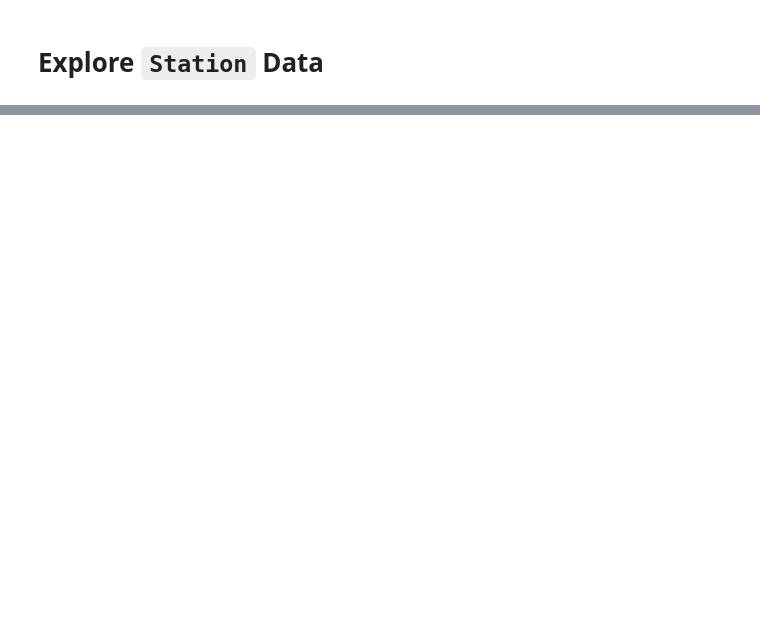
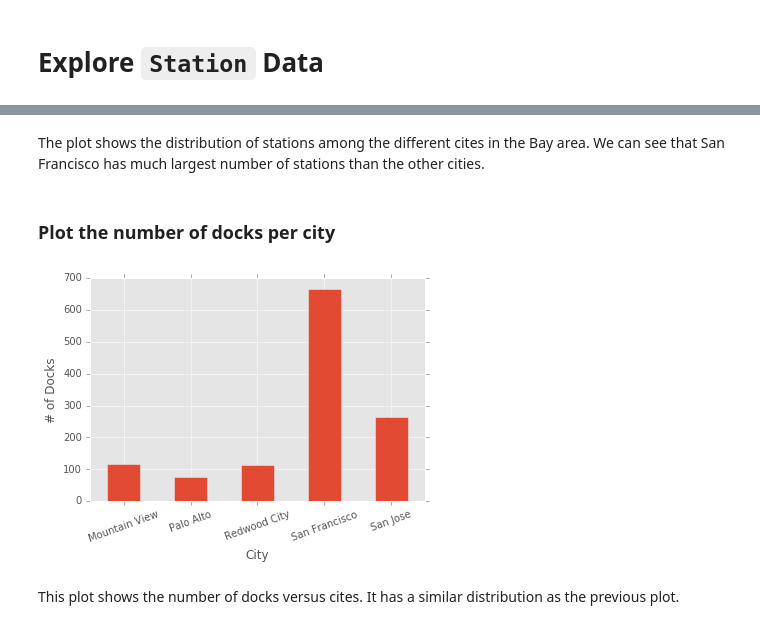
Before and after one commit to MuhammadVT/bike_sharing, a Jupyter notebook: data_exploration/explore_station_data.ipynb, the cells around one changed output, grey strips where cells are left out. Saved outputs shown, nothing was run; the diff lists cells and outputs as text; code cells hidden in the pictures; blank space fills up the shorter version.

```diff
--- a/data_exploration/explore_station_data.ipynb
+++ b/data_exploration/explore_station_data.ipynb
@@ -17,0 +44,26 @@ city_map
+# %% [markdown]
+The plot shows the distribution of stations among the different cites in the Bay area. We can see that San Francisco has much largest number of stations than the other cities.
+# %% [markdown]
+### Plot the number of docks per city
+# %%
+# aggregate the data by city and sum them
+dfn = df_station.groupby(by='city', as_index=False).sum()
+
+# plot the data
+fig, ax = plt.subplots()
+dfn.plot(ax=ax, x=['city'], y=['dock_count'], kind="bar")
+
+# set x, y labels
+ax.set(xlabel="City", ylabel="# of Docks")
+
+# rotate the x-axis tick labels
+ax.set_xticklabels(ax.xaxis.get_majorticklabels(), rotation=20)
+
+# hide the lagends
+ax.legend().set_visible(False)
+
+plt.show()
+# %% [output]
+[figure, added]
+# %% [markdown]
+This plot shows the number of docks versus cites. It has a similar distribution as the previous plot.
```
Also changed, not shown: parts of 5 cells of this notebook.
